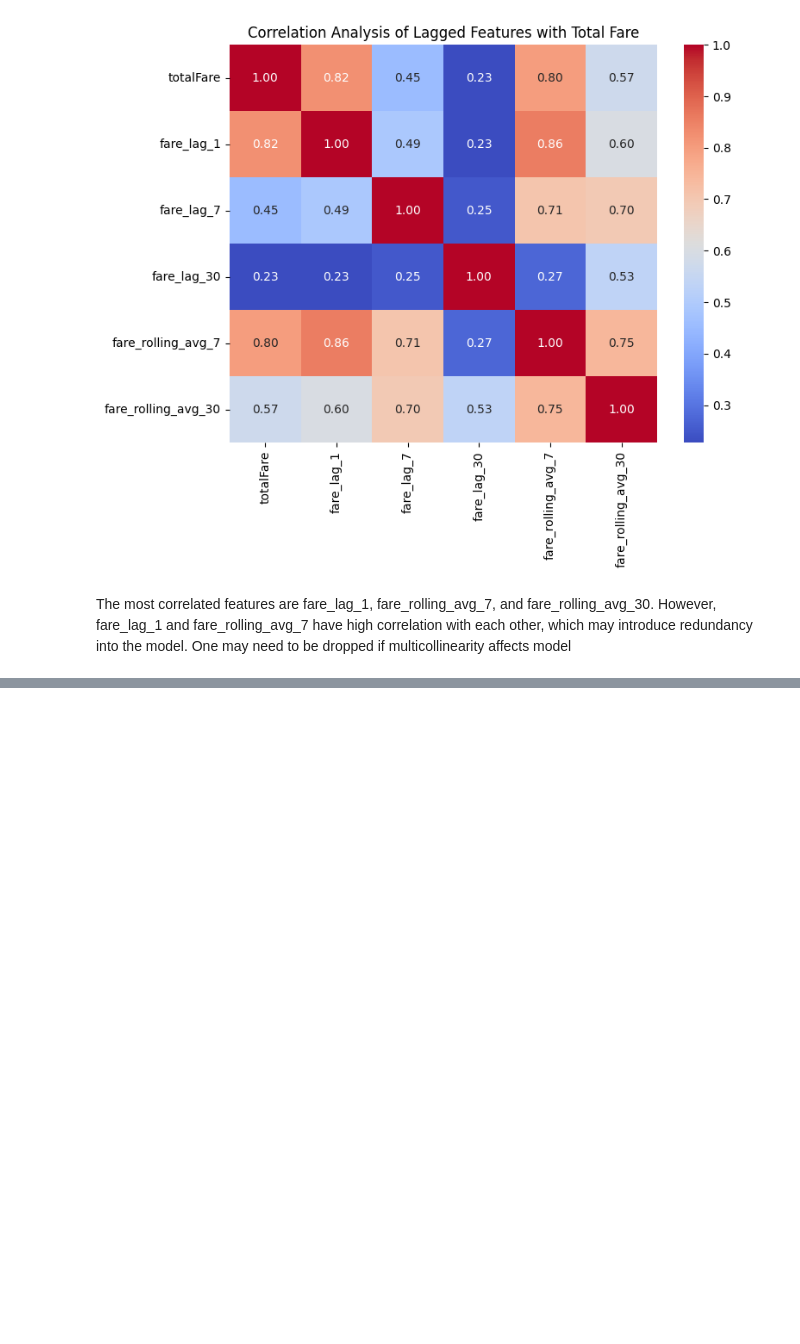
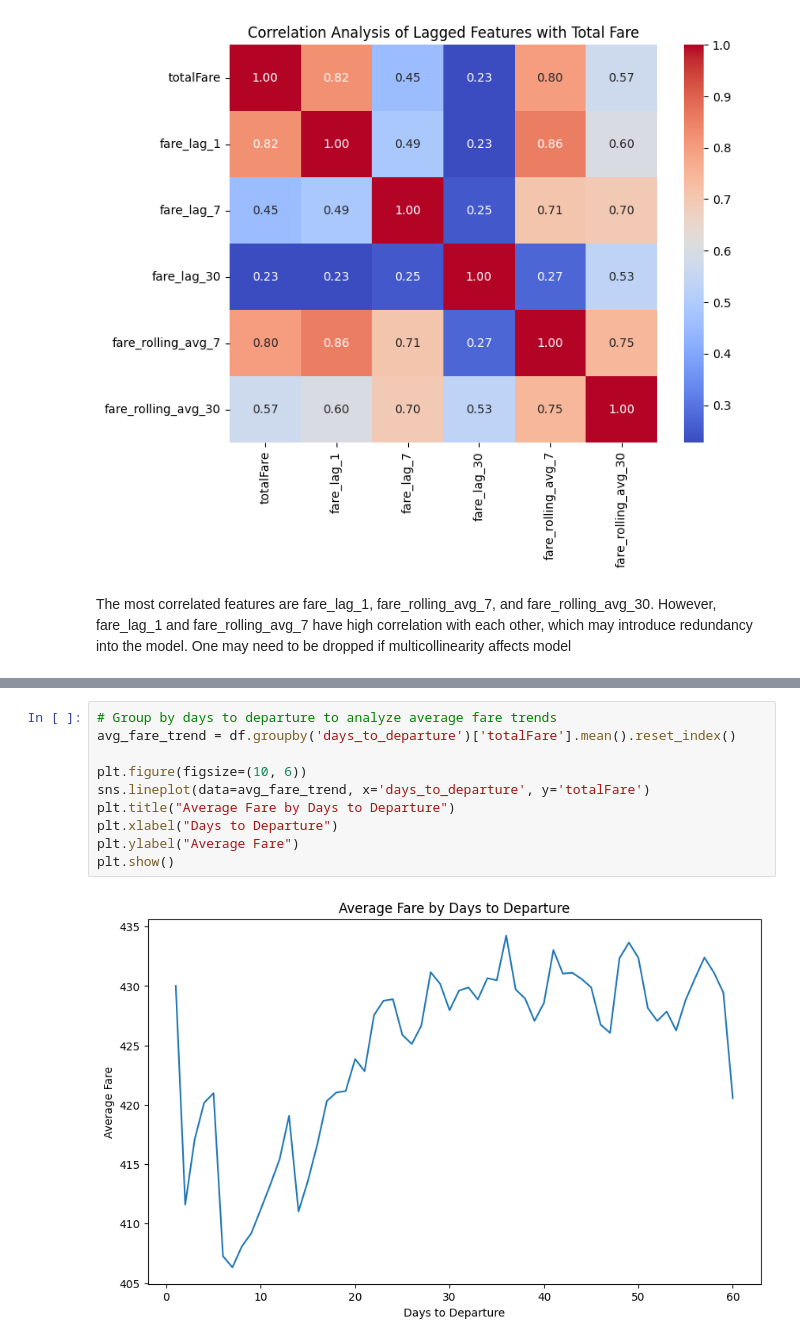
Before and after one commit to camrync23/Capstone-Project, a Jupyter notebook: notebooks/data_exploration.ipynb, the cells around one changed output, grey strips where cells are left out. Saved outputs shown, nothing was run; the diff lists cells and outputs as text; blank space fills up the shorter version.

```diff
--- a/notebooks/data_exploration.ipynb
+++ b/notebooks/data_exploration.ipynb
@@ -355,0 +442,12 @@ The most correlated features are fare_lag_1, fare_rolling_avg_7, and fare_rollin
+# %%
+# Group by days to departure to analyze average fare trends
+avg_fare_trend = df.groupby('days_to_departure')['totalFare'].mean().reset_index()
+
+plt.figure(figsize=(10, 6))
+sns.lineplot(data=avg_fare_trend, x='days_to_departure', y='totalFare')
+plt.title("Average Fare by Days to Departure")
+plt.xlabel("Days to Departure")
+plt.ylabel("Average Fare")
+plt.show()
+# %% [output]
+[figure, added]
```
Also changed, not shown: parts of 15 cells of this notebook.
